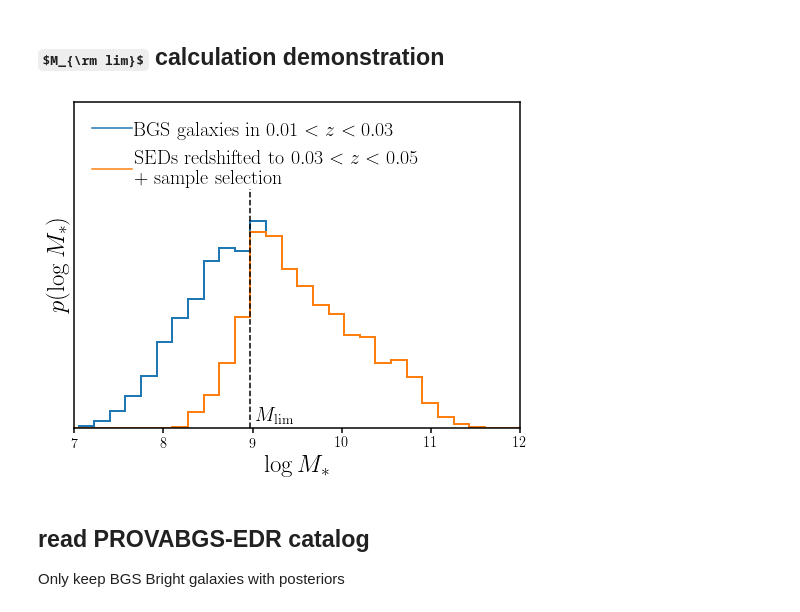
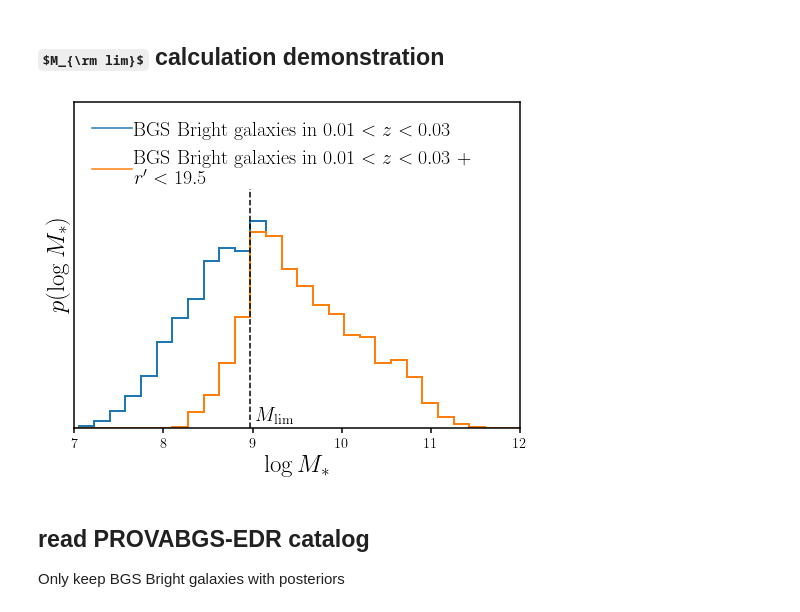
Before and after one commit to changhoonhahn/gapos, a Jupyter notebook: papers/edr/nb/ms_comp.ipynb, the cells around one changed output. Drawn from its saved outputs; the diff is of its cells as text; code cells hidden in the pictures; some formulas as TeX source.

Commit message:
updated p(M*) comparison plot

```diff
--- a/papers/edr/nb/ms_comp.ipynb
+++ b/papers/edr/nb/ms_comp.ipynb
@@ -27,39 +27,40 @@ mpl.rcParams['legend.frameon'] = False
 # %% [markdown]
 ## $M_{\rm lim}$ calculation demonstration
 # %%
+dat_dir = '/Users/chahah/data/provabgs/'
 with open(os.path.join(dat_dir, 'ms_comp.bgs_bright.demo.p'), 'rb') as fp:
     mstar_z0, in_z1 = pickle.load(fp)
 # %%
 h0, edges = np.histogram(mstar_z0, range=(6, 13), bins=40)
 h1, _ = np.histogram(mstar_z0[in_z1], range=(6, 13), bins=40)
 fcomp = (h1/h0)
 Mlim = (np.min(edges[:-1][(fcomp > 0.9) & (h0 > 5)]))
 
 
 fig = plt.figure(figsize=(8,6))
 sub = fig.add_subplot(111)
 _ = sub.hist(mstar_z0, range=(6, 13), bins=40, histtype='step', linewidth=2)
 _ = sub.hist(mstar_z0[in_z1], range=(6, 13), bins=40, histtype='step', linewidth=2)
 
 ymax = plt.gca().get_ylim()[1]
 sub.plot([Mlim, Mlim], [0, 1.1*ymax], color='k', linestyle='--')
 sub.text(Mlim+0.05, 10, r'$M_{\rm lim}$', fontsize=20)
 
 #sub.plot(0.5*(edges[1:] + edges[:-1])[h0 > 5], (h1/h0)[h0 > 5] * ymax, c='k')
 #sub.plot([edges[0], edges[-1]], [ymax, ymax], c='k', ls=':')
 
-sub.plot([], [], c='C0', label=r'BGS galaxies in $%.2f < z < %.2f$' % (0.01, 0.03))
-sub.plot([], [], c='C1', label='SEDs redshifted to $%.2f < z < %.2f$'% (0.03, 0.05)+'\n'+'+ sample selection')
+sub.plot([], [], c='C0', label=r'BGS Bright galaxies in $%.2f < z < %.2f$' % (0.01, 0.03))
+sub.plot([], [], c='C1', label='BGS Bright galaxies in $%.2f < z < %.2f$ +' % (0.01, 0.03)+'\n'+"$r' < 19.5$")
 sub.legend(loc='upper left', fontsize=20, handletextpad=0.1)
 sub.set_xlabel(r'$\log M_*$', fontsize=25)
 sub.set_xlim(7, 12)
 sub.set_ylabel(r'$p(\log M_*)$', fontsize=25)
 sub.set_yticks([])
 sub.set_yticklabels([])
 sub.set_ylim(0, 1.5*ymax)
 fig.savefig('../figs/psmf_logMstar_comp_demo.pdf', bbox_inches='tight')
 # %% [output]
-[figure, old version]
+[figure, new version]
 # %% [markdown]
 ## read PROVABGS-EDR catalog
 Only keep BGS Bright galaxies with posteriors
```
Also changed, not shown: 1 other file.
